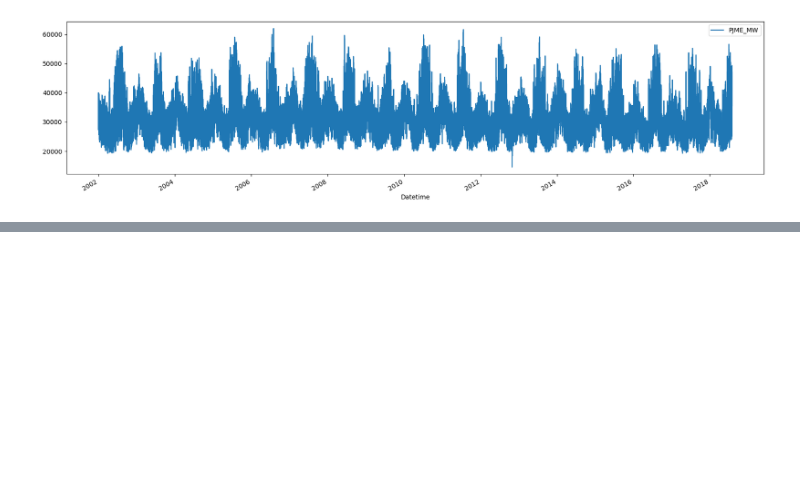
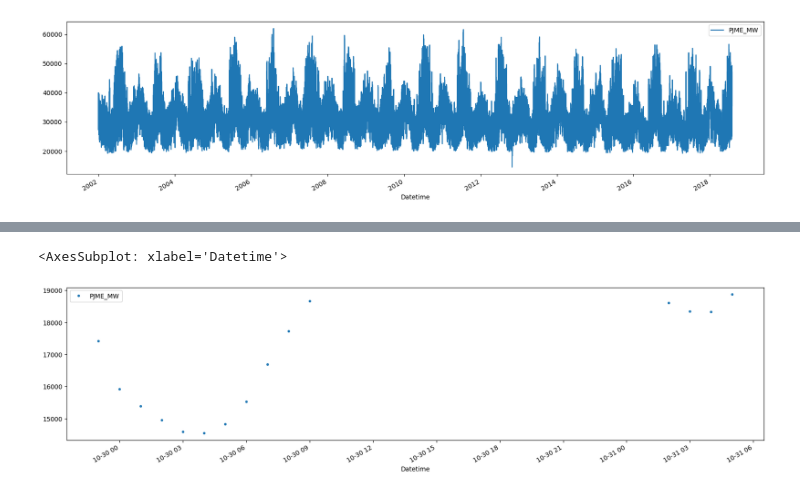
Before and after one commit to Darklaneanjana/ML_DL, a Jupyter notebook: Hourly_Energy_Consumption_Forcast/Time-Series-xgboost-02.ipynb, the cells around one changed output, grey strips where cells are left out. Cells and saved outputs as stored; diff of their text form; code cells hidden in the pictures; blank space fills up the shorter version.

```diff
--- a/Hourly_Energy_Consumption_Forcast/Time-Series-xgboost-02.ipynb
+++ b/Hourly_Energy_Consumption_Forcast/Time-Series-xgboost-02.ipynb
@@ -38,0 +46,5 @@ df
+# %%
+df.query('PJME_MW < 19000').plot(figsize=(20, 5), style='.')
+# %% [output]
+<AxesSubplot: xlabel='Datetime'>
+[figure, added]
```
Also changed, not shown: parts of 6 cells of this notebook, 1 other file.
